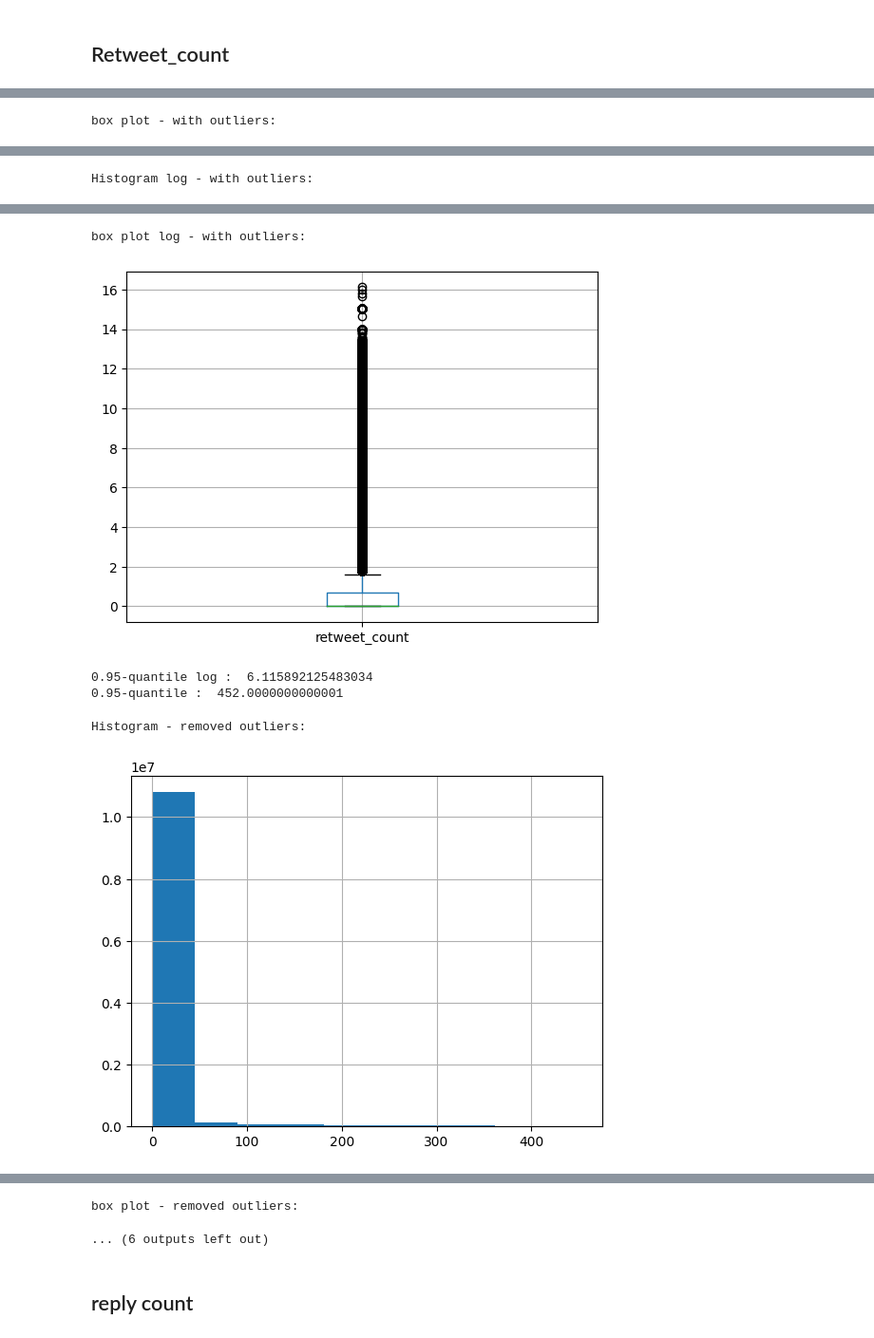
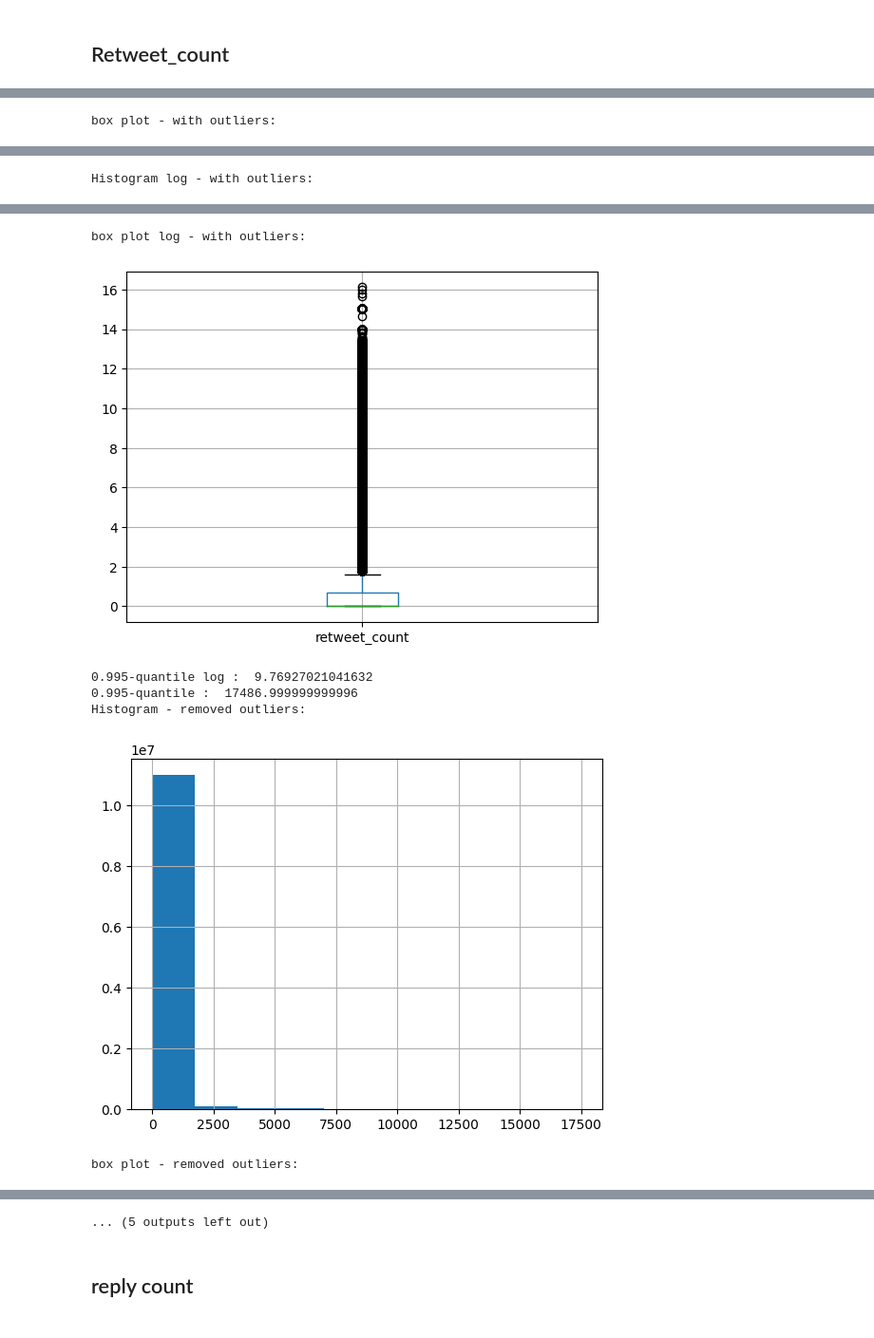
Before and after one commit to Andrew-Wyn/Data_Mining_22_23, a Jupyter notebook: DataUnderstanding.ipynb, the cells around one changed output, grey strips where cells are left out. Shown at 95% size. Saved outputs shown, nothing was run; the diff lists cells and outputs as text; code cells hidden in the pictures.

Commit message:
re-run DataUnderstanding
commented out function_handle_nnn,
changed reply_count quantile.

```diff
--- a/DataUnderstanding.ipynb
+++ b/DataUnderstanding.ipynb
@@ -709,23 +714,35 @@ tweets.shape
 # function to handle non negative numerical values and outliers
 
 def function_handle_nnn(feature_name = None, upperscale_bound=1e7, quantile_outlier=0.9):
-
+    """
+    Function that handles the numerical features of the tweets dataset,
+    takes out the correct numerical value w.r.t. the semantic of the features,
+    removes the outlier using the quantile outlier passed as parameter.
+    Args:
+        - feature_name: the name of the feature to handle.
+        - upperscal_bound: the maximal number admissible for that feature.
+        - quantile_outlier: the quantile over which the points are signed as outliers.
+    """
     print(f"Feature: {feature_name}")
 
     # valid numbers
+    # take only the numbers not the alphanumerical one, using the numerical_entries mask.
     numerical_entries = pd.Series(tweets[feature_name].str.isnumeric())
     numerical_entries[numerical_entries.isna()] = False
 
     numerical_entries = numerical_entries.astype(bool)
 
+    # cast the feature to numbers
     numeric_count = pd.to_numeric(tweets[feature_name], errors="coerce")
 
+    # remove the inf elements
     numeric_count.replace(float("inf"), np.nan, inplace=True)
+    # remove the negative elements
     numeric_count = numeric_count.apply(lambda x: x if x >= 0 else np.nan)
+    # remove the alphanumerical elements
     numeric_count[~numerical_entries] = np.nan
 
     # remove float elements
-
     numeric_count_rounds = numeric_count.round()
     numeric_count[numeric_count_rounds == numeric_count] = numeric_count_rounds[numeric_count_rounds == numeric_count].astype(int)
     numeric_count[numeric_count_rounds != numeric_count] = np.nan
@@ -763,7 +780,6 @@ def function_handle_nnn(feature_name = None, upperscale_bound=1e7, quantile_outl
     plt.show()
 
     # remove outliers
-    # TODO: think to not pass to the log scale for removing the outliers
     quantile = log_transformed[~log_transformed.isna()].quantile(quantile_outlier)
     print(f"{quantile_outlier}-quantile log : ", quantile)
     print(f"{quantile_outlier}-quantile : ", np.exp(quantile) - 1)
@@ -818,21 +834,23 @@ def function_handle_nnn(feature_name = None, upperscale_bound=1e7, quantile_outl
     value_counts = tweets[feature_name].value_counts()
     print("Value counts:")
     print(value_counts, end="\n")
+    print(f"Max value {tweets[feature_name].max()}")
 # %% [markdown]
 ## Retweet_count
 # %%
-function_handle_nnn("retweet_count", quantile_outlier=0.95)
+function_handle_nnn("retweet_count", quantile_outlier=0.995)
 # %% [output]
 Feature: retweet_count
 Histogram - with outliers:
 [figure]
 box plot - with outliers:
 [figure]
 Histogram log - with outliers:
 [figure]
 box plot log - with outliers:
 [figure]
-0.95-quantile log :  6.115892125483034
-0.95-quantile :  452.0000000000001
+0.995-quantile log :  9.76927021041632
+0.995-quantile :  17486.999999999996
+Histogram - removed outliers:
+[figure, new version]
-Histogram - removed outliers:
+box plot - removed outliers:
-[figure, old version]
@@ -839,5 +858,4 @@ Histogram - removed outliers:
-box plot - removed outliers:
+... (5 outputs left out)
-... (6 outputs left out)
 # %% [markdown]
 ## reply count
 # %%
```
Also changed, not shown: parts of 7 cells of this notebook.
